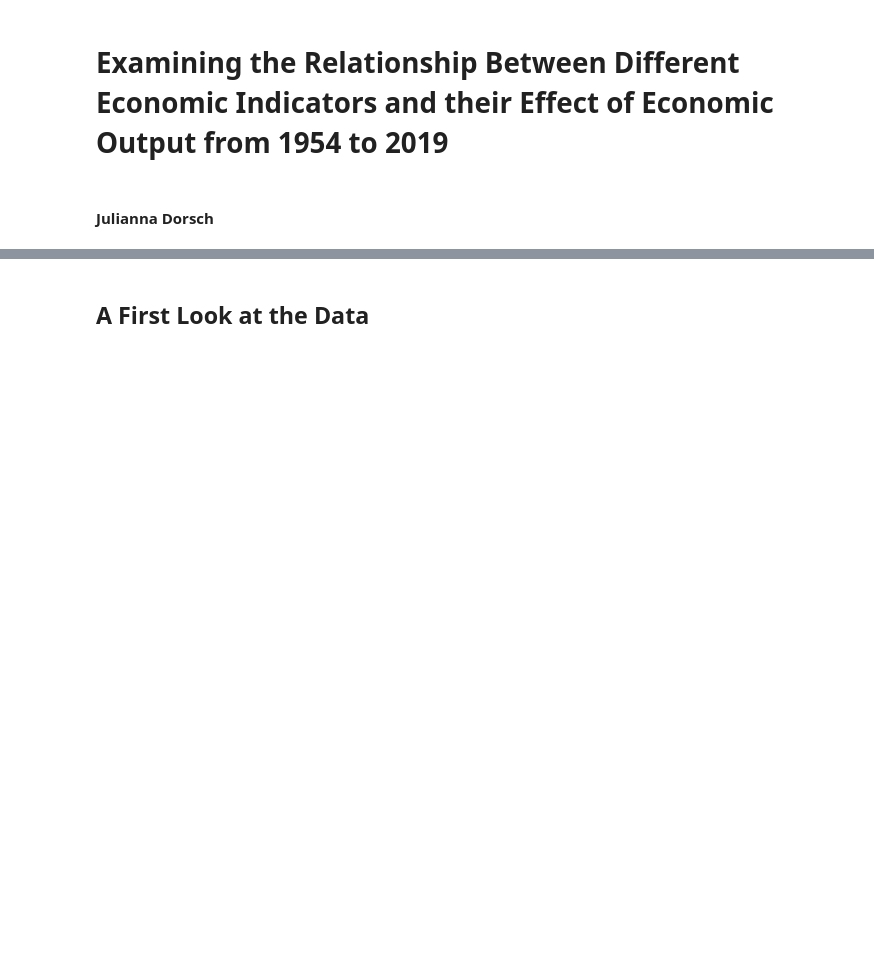
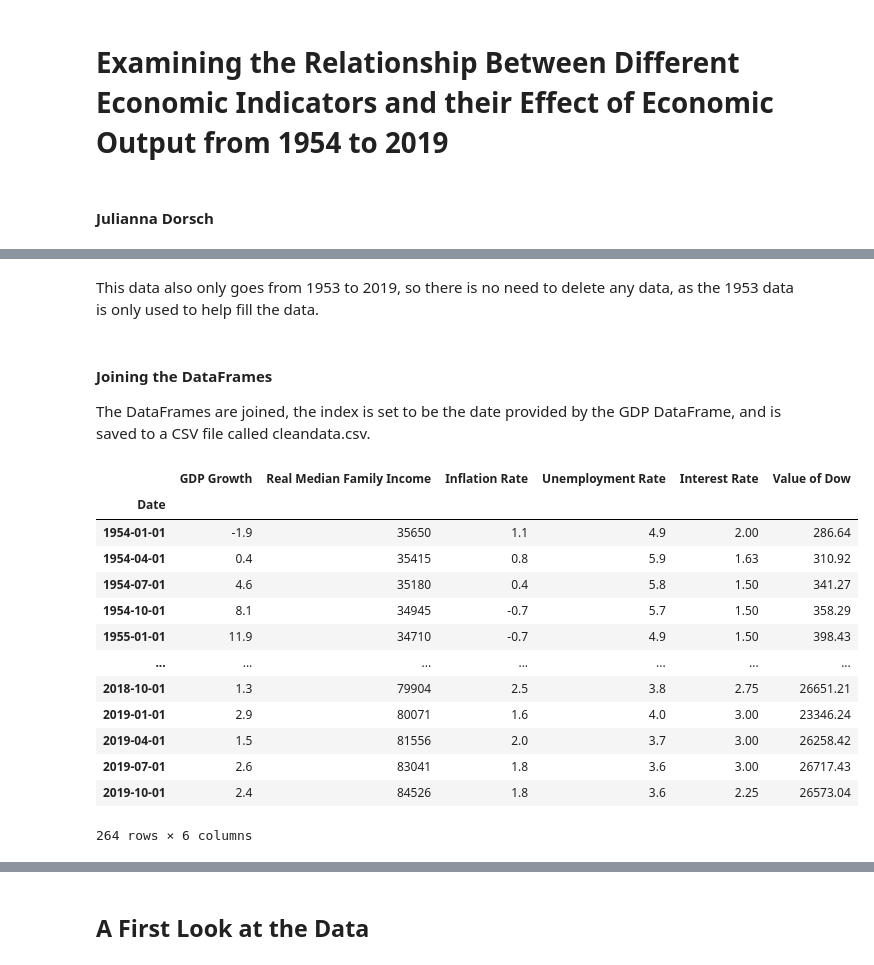
Before and after one commit to judorsch/FinalProject, a Jupyter notebook: final-Notebook.ipynb, the cells around one changed output, grey strips where cells are left out. Saved outputs shown, nothing was run; the diff lists cells and outputs as text; code cells hidden in the pictures; blank space fills up the shorter version.

```diff
--- a/final-Notebook.ipynb
+++ b/final-Notebook.ipynb
@@ -45,0 +51,2 @@ As can be seen in the title, this analysis only goes up to 2019.  The decision w
+# %%
+dow2 = dow2.drop(columns = [' Open', ' High', ' Low'])
@@ -45,0 +157,13 @@ As can be seen in the title, this analysis only goes up to 2019.  The decision w
+# %%
+inter = pd.DataFrame(pd.read_csv('data/interestRates.csv'))
+inter = inter.drop(list(range(48)))
+inter = inter.drop(list(range(840, 855)))
+inter.index = list(range(len(inter)))
+toDrop = []
+for i in range(len(inter)):
+    if(i % 3):
+        toDrop = toDrop + [i]
+inter = inter.drop(toDrop)
+inter = inter.drop(columns = ['DATE'])
+inter.columns = ['Interest Rate']
+inter.index = list(range(len(inter)))
@@ -45,0 +174,47 @@ As can be seen in the title, this analysis only goes up to 2019.  The decision w
+# %%
+#Function takes yearly data and will fill in missing data using a linear model
+#For year1 data and year2 data:
+#July is average of the data of year1 and year2
+#April is average of July and year1 data
+#October is average of July and year2 data
+import statistics
+def fillToQuarterly(data):
+    compl = []
+    for i in range(len(data) - 1):
+        jul = statistics.mean([data[i], data[i + 1]])
+        apr = statistics.mean([data[i], jul])
+        oc = statistics.mean([jul, data[i + 1]])
+        compl = compl + [data[i], apr, jul, oc]
+    return compl
+# %% [markdown]
+This data also only goes from 1953 to 2019, so there is no need to delete any data, as the 1953 data is only used to help fill the data.
+# %%
+inc = pd.DataFrame(pd.read_csv('data/income.csv'))
+dates = inc['DATE'][1:]
+dates[67] = '1/1/2020'
+inc['DATE'] = list(dates)
+inc.columns = ['Date', 'Real Median Family Income']
+inc = pd.DataFrame(data = {'Real Median Family Income': fillToQuarterly(inc['Real Median Family Income'])})
+# %% [markdown]
+#### Joining the DataFrames
+
+The DataFrames are joined, the index is set to be the date provided by the GDP DataFrame, and is saved to a CSV file called cleandata.csv.
+# %%
+cleandata = pd.concat([gdp, inc, inf, unem, inter, dow], axis=1)
+cleandata = cleandata.set_index('Date')
+cleandata
+# %% [output]
+|  | GDP Growth | Real Median Family Income | Inflation Rate | Unemployment Rate | Interest Rate | Value of Dow |
+| Date |  |  |  |  |  |  |
+| 1954-01-01 | -1.9 | 35650 | 1.1 | 4.9 | 2.00 | 286.64 |
+| 1954-04-01 | 0.4 | 35415 | 0.8 | 5.9 | 1.63 | 310.92 |
+| 1954-07-01 | 4.6 | 35180 | 0.4 | 5.8 | 1.50 | 341.27 |
+| 1954-10-01 | 8.1 | 34945 | -0.7 | 5.7 | 1.50 | 358.29 |
+| 1955-01-01 | 11.9 | 34710 | -0.7 | 4.9 | 1.50 | 398.43 |
+| ... | ... | ... | ... | ... | ... | ... |
+| 2018-10-01 | 1.3 | 79904 | 2.5 | 3.8 | 2.75 | 26651.21 |
+| 2019-01-01 | 2.9 | 80071 | 1.6 | 4.0 | 3.00 | 23346.24 |
+| 2019-04-01 | 1.5 | 81556 | 2.0 | 3.7 | 3.00 | 26258.42 |
+| 2019-07-01 | 2.6 | 83041 | 1.8 | 3.6 | 3.00 | 26717.43 |
+| 2019-10-01 | 2.4 | 84526 | 1.8 | 3.6 | 2.25 | 26573.04 |
+264 rows × 6 columns
```
Also changed, not shown: parts of 21 cells of this notebook, 1 other file.
